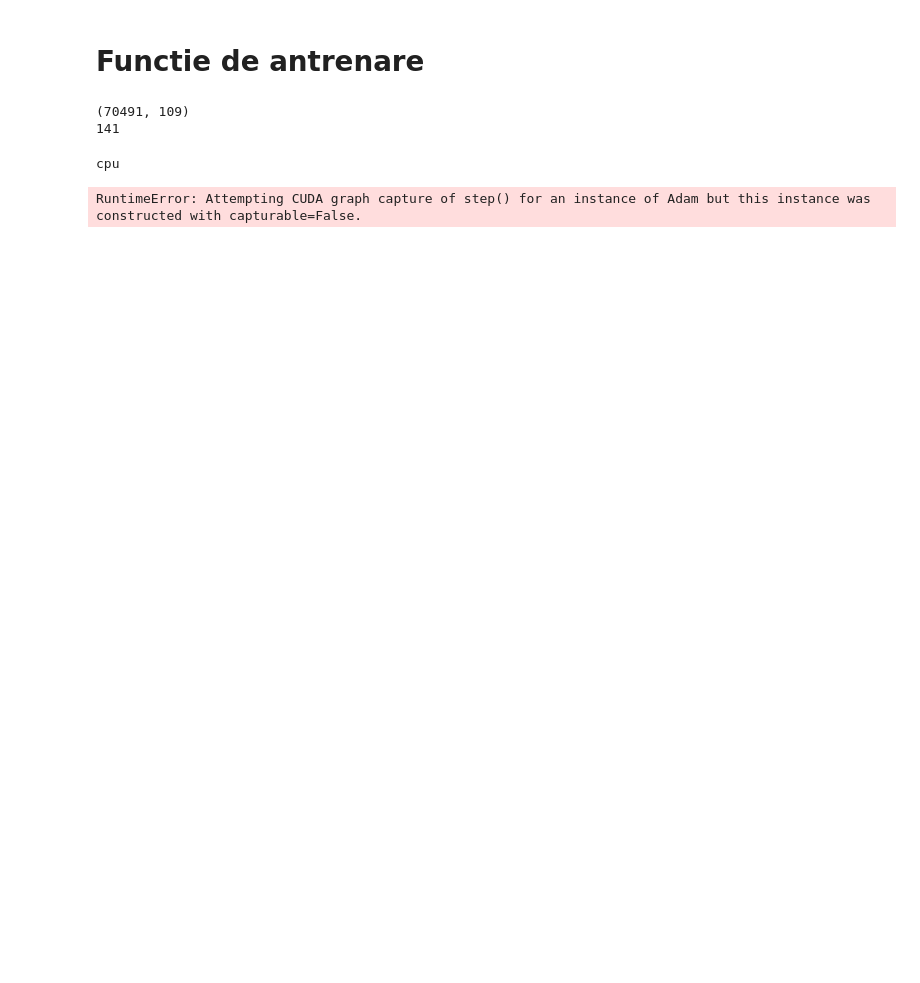
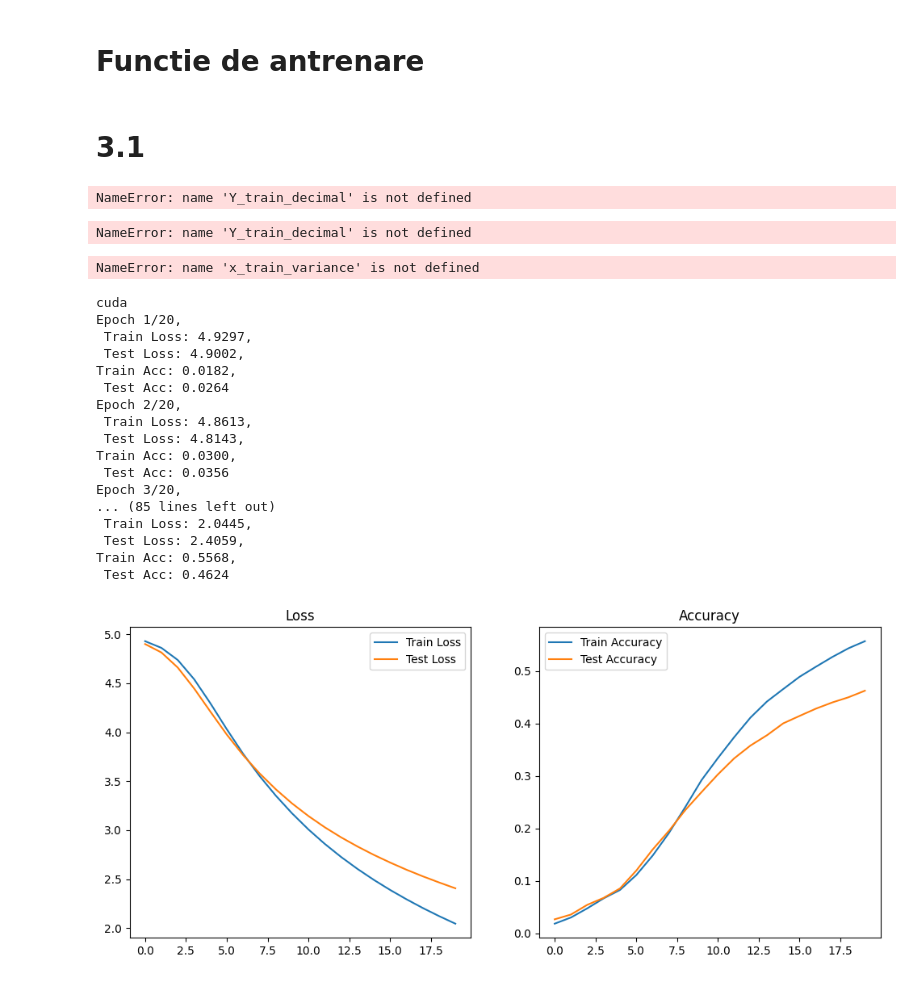
Before and after one commit to Vulturul2k/ML_project, a Jupyter notebook: fuits360p2.ipynb, the cells around one changed output. Drawn from its saved outputs; the diff is of its cells as text; code cells hidden in the pictures; blank space fills up the shorter version.

```diff
--- a/fuits360p2.ipynb
+++ b/fuits360p2.ipynb
@@ -200,10 +199,16 @@ def train_model(model, train_loader, test_loader, num_epochs=20, lr=0.00001, opt
         print(f"Epoch {epoch+1}/{num_epochs},\n Train Loss: {train_losses[-1]:.4f},\n Test Loss: {test_losses[-1]:.4f}, "
               f"\nTrain Acc: {train_accuracies[-1]:.4f},\n Test Acc: {test_accuracies[-1]:.4f}")
 
-    return train_losses, test_losses, train_accuracies, test_accuracies
+    return train_losses, test_losses, train_accuracies, test_accuracies, device
+# %% [markdown]
+# 3.1
+# %%
+y_train = Y_train_decimal
+y_test = Y_test_decimal
+# %% [output]
+NameError: name 'Y_train_decimal' is not defined
 # %%
-y_train = Y_train_decimal
-y_test = Y_test_decimal
+
 
 x_train_tensor = torch.Tensor(x_train_variance)
 x_test_tensor = torch.Tensor(x_test_variance)
@@ -215,6 +220,8 @@ test_dataset = TensorDataset(x_test_tensor, y_test_tensor)
 
 train_loader = DataLoader(train_dataset, batch_size=64, shuffle=True)
 test_loader = DataLoader(test_dataset, batch_size=64, shuffle=False)
+# %% [output]
+NameError: name 'Y_train_decimal' is not defined
 # %%
 class MLP(nn.Module):
     def __init__(self, input_size, hidden_sizes, output_size):
@@ -237,32 +244,45 @@ class MLP(nn.Module):
 
 input_size = x_train_variance.shape[1]
 hidden_sizes = 100
-output_size = len(class_names)
-print(x_train_variance.shape)
-print(len(class_names))
+output_size = 141
 # %% [output]
-(70491, 109)
-141
+NameError: name 'x_train_variance' is not defined
 # %%
 model = MLP(input_size, hidden_sizes, output_size)
-train_losses, test_losses, train_accuracies, test_accuracies = train_model(model, train_loader, test_loader, num_epochs=20, lr=0.00001)
+train_losses, test_losses, train_accuracies, test_accuracies, device = train_model(model, train_loader, test_loader, num_epochs=20, lr=0.00001)
 
 # Curbele de pierdere
 plt.figure(figsize=(12, 5))
 plt.subplot(1, 2, 1)
 plt.plot(train_losses, label='Train Loss')
 plt.plot(test_losses, label='Test Loss')
 plt.title('Loss')
 plt.legend()
 
 # Curbele de acuratețe
 plt.subplot(1, 2, 2)
 plt.plot(train_accuracies, label='Train Accuracy')
 plt.plot(test_accuracies, label='Test Accuracy')
 plt.title('Accuracy')
 plt.legend()
 
 plt.show()
 # %% [output]
-cpu
+cuda
+Epoch 1/20,
+ Train Loss: 4.9297,
+ Test Loss: 4.9002,
+Train Acc: 0.0182,
+ Test Acc: 0.0264
+Epoch 2/20,
+ Train Loss: 4.8613,
+ Test Loss: 4.8143,
+Train Acc: 0.0300,
+ Test Acc: 0.0356
+Epoch 3/20,
+... (85 lines left out)
+ Train Loss: 2.0445,
+ Test Loss: 2.4059,
+Train Acc: 0.5568,
+ Test Acc: 0.4624
-RuntimeError: Attempting CUDA graph capture of step() for an instance of Adam but this instance was constructed with capturable=False.
+[figure, added]
```
Also changed, not shown: parts of 18 cells of this notebook, 4 other files.
